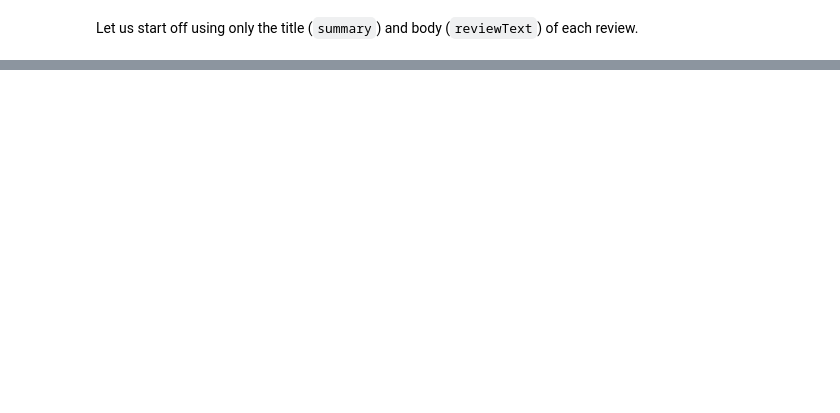
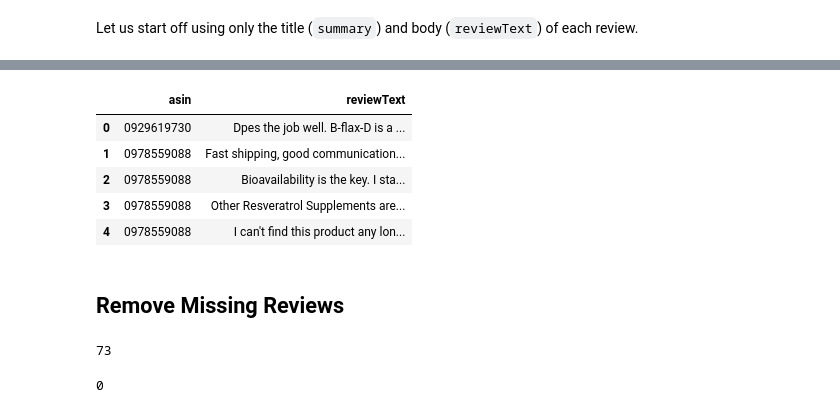
Before and after one commit to kunal-kotian/shopsmart, a Jupyter notebook: Notebooks/topic_modeling_v1.ipynb, the cells around one changed output, grey strips where cells are left out. Saved outputs shown, nothing was run; the diff lists cells and outputs as text; code cells hidden in the pictures; blank space fills up the shorter version.

```diff
--- a/Notebooks/topic_modeling_v1.ipynb
+++ b/Notebooks/topic_modeling_v1.ipynb
@@ -169,0 +234,9 @@ Let us start off using only the title (`summary`) and body (`reviewText`) of eac
+# %%
+df.head()
+# %% [output]
+|  | asin | reviewText |
+| 0 | 0929619730 | Dpes the job well. B-flax-D is a ... |
+| 1 | 0978559088 | Fast shipping, good communication... |
+| 2 | 0978559088 | Bioavailability is the key. I sta... |
+| 3 | 0978559088 | Other Resveratrol Supplements are... |
+| 4 | 0978559088 | I can't find this product any lon... |
@@ -169,0 +245,6 @@ Let us start off using only the title (`summary`) and body (`reviewText`) of eac
+# %% [markdown]
+## Remove Missing Reviews
+# %%
+df.reviewText.isnull().sum()    # 73 reviews have neither a review body text, nor a review title
+# %% [output]
+73
@@ -169,0 +254,4 @@ Let us start off using only the title (`summary`) and body (`reviewText`) of eac
+# %%
+df.asin.isnull().sum()
+# %% [output]
+0
```
Also changed, not shown: parts of 36 cells of this notebook.
